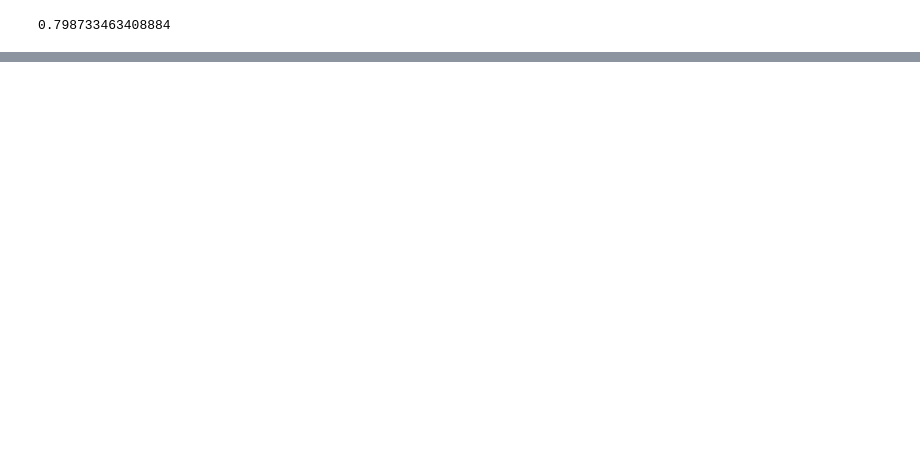
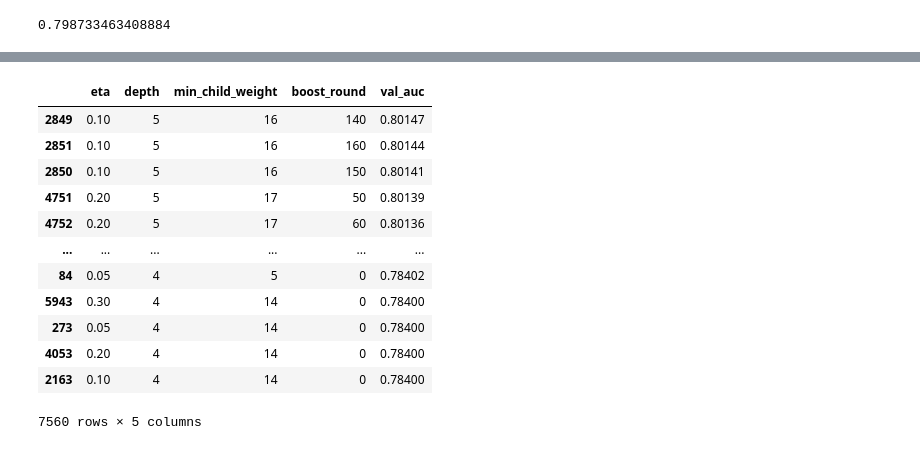
Before and after one commit to okellodaniel/cardio_vasicular_disease_detector, a Jupyter notebook: notebooks/notebook.ipynb, the cells around one changed output, grey strips where cells are left out. Drawn from its saved outputs; the diff is of its cells as text; code cells hidden in the pictures; blank space fills up the shorter version.

```diff
--- a/notebooks/notebook.ipynb
+++ b/notebooks/notebook.ipynb
@@ -601,0 +719,3 @@ watchlist = [(dtrain, 'train'), (dval, 'val')]
+# %%
+%%capture model_output_0_2
+model = xgboost.train(xgb_params,dtrain,num_boost_round=500,evals=watchlist,verbose_eval=10)
@@ -601,0 +735,12 @@ watchlist = [(dtrain, 'train'), (dval, 'val')]
+# %%
+xgb_params = {
+    'eta': 0.05,
+    'max_depth': 6,
+    'min_child_weight': 1,
+    'objective': 'binary:logistic',
+    'eval_metric': 'auc',
+    'seed': 1,
+}
+# %%
+%%capture model_output_0_0_5
+model = xgboost.train(xgb_params,dtrain,num_boost_round=500,evals=watchlist,verbose_eval=10)
@@ -601,0 +827,27 @@ watchlist = [(dtrain, 'train'), (dval, 'val')]
+# %%
+plot_data = []
+for entry in val_aucs:
+    eta = entry["eta"]
+    depth = entry["depth"]
+    min_child_weight = entry["min_child_weight"]
+
+    for boost_round, val_auc in entry["val_auc"]:
+        plot_data.append((eta,depth,min_child_weight, boost_round, val_auc))
+
+df_boost_depth = pd.DataFrame(plot_data, columns=["eta", "depth","min_child_weight", "boost_round", "val_auc"])
+
+# Plotting
+for eta in etas:
+    plt.figure(figsize=(12, 6))
+    subset_eta = df_boost_depth[df_boost_depth['eta'] == eta]
+    for depth in subset_eta['depth'].unique():
+        for min_child_weight in subset_eta['min_child_weight'].unique():
+            subset = subset_eta[(subset_eta['depth'] == depth) & (subset_eta['min_child_weight'] == min_child_weight)]
+            plt.plot(subset['boost_round'], subset['val_auc'], label=f"Depth={depth}, Min Child Weight={min_child_weight}")
+
+    plt.xlabel("Boost Round")
+    plt.ylabel("Validation AUC Score")
+    plt.title(f"Validation AUC vs. Boost Round for eta={eta}")
+    plt.legend(title="Depth and Min Child Weight", bbox_to_anchor=(1.05, 1), loc="upper left")
+    plt.grid(True)
+    plt.show()
@@ -601,0 +859,16 @@ watchlist = [(dtrain, 'train'), (dval, 'val')]
+# %%
+df_boost_depth.sort_values('val_auc',ascending=False)
+# %% [output]
+|  | eta | depth | min_child_weight | boost_round | val_auc |
+| 2849 | 0.10 | 5 | 16 | 140 | 0.80147 |
+| 2851 | 0.10 | 5 | 16 | 160 | 0.80144 |
+| 2850 | 0.10 | 5 | 16 | 150 | 0.80141 |
+| 4751 | 0.20 | 5 | 17 | 50 | 0.80139 |
+| 4752 | 0.20 | 5 | 17 | 60 | 0.80136 |
+| ... | ... | ... | ... | ... | ... |
+| 84 | 0.05 | 4 | 5 | 0 | 0.78402 |
+| 5943 | 0.30 | 4 | 14 | 0 | 0.78400 |
+| 273 | 0.05 | 4 | 14 | 0 | 0.78400 |
+| 4053 | 0.20 | 4 | 14 | 0 | 0.78400 |
+| 2163 | 0.10 | 4 | 14 | 0 | 0.78400 |
+7560 rows × 5 columns
```
Also changed, not shown: parts of 34 cells of this notebook, 1 other file.
